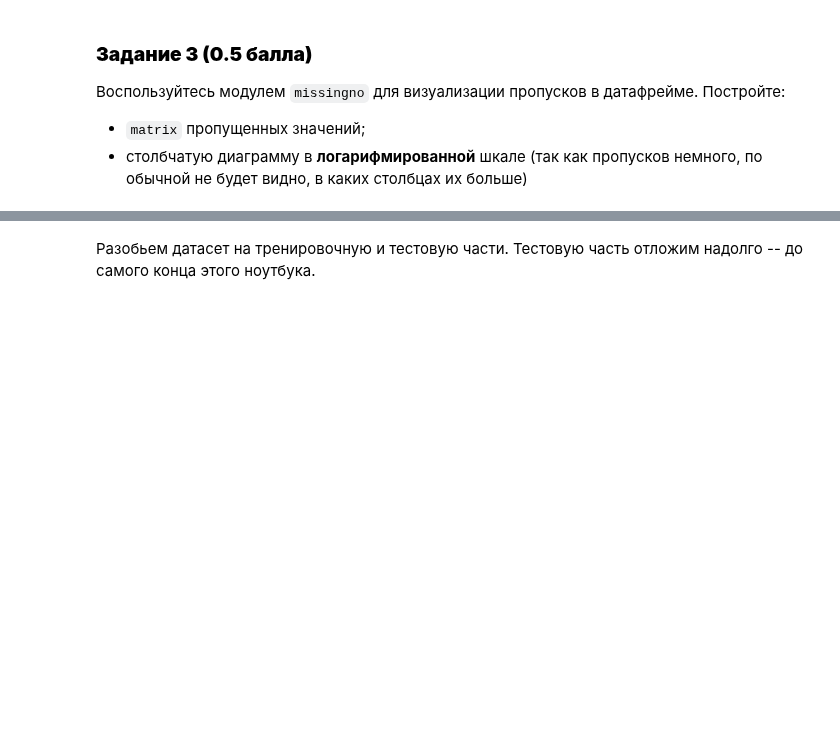
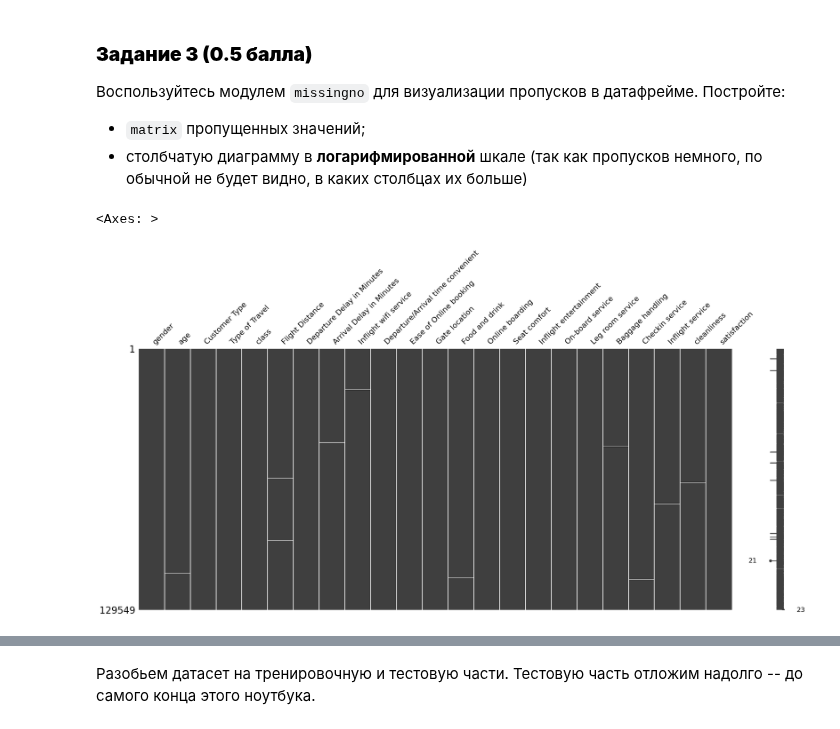
Before and after one commit to vasilyryabtsev/ml-hse-24-25, a Jupyter notebook: HW4_Woden/AI_HW4_woodenML_base.ipynb, the cells around one changed output, grey strips where cells are left out. Cells and saved outputs as stored; diff of their text form; code cells hidden in the pictures; blank space fills up the shorter version.

```diff
--- a/HW4_Woden/AI_HW4_woodenML_base.ipynb
+++ b/HW4_Woden/AI_HW4_woodenML_base.ipynb
@@ -133,0 +132,12 @@
+# %%
+dsn = 'dbname=db_flights user=mlhs_student password=mlhs_student host=rc1b-70q90cunwkzx49mj.mdb.yandexcloud.net port=6432'
+# %%
+with psycopg2.connect(dsn=dsn) as conn:
+    with conn.cursor() as cur:
+        for table in ['clients_bio', 'clients_flight_info', 'clients_marks']:
+            cur.execute(f'''
+            SELECT column_name
+            FROM information_schema.columns
+            WHERE table_schema = 'public' AND table_name = '{table}'
+            ''')
+            print(f'{table} columns: {cur.fetchall()}')
@@ -134,3 +150,18 @@
+# %%
+with psycopg2.connect(dsn=dsn) as conn:
+    with conn.cursor() as cur:
+        cur.execute('''
+        SELECT *
+        FROM clients_bio JOIN clients_flight_info
+        USING(id)
+        JOIN clients_marks
+        USING(id)
+        ''')
+        columns = [x[0] for x in cur.description]
+        data = cur.fetchall()
+        df = pd.DataFrame(data, columns=columns)
+
+df.set_index('id', inplace=True)
 # %%
 assert df.shape == (129_549, 23)
 # %% [markdown]
@@ -141,0 +171,14 @@ assert df.shape == (129_549, 23)
+# %%
+def to_float(df):
+    """
+    Преобразование числовых столбцов во float.
+    """
+    df_copy = df.copy()
+    for column in df_copy.columns:
+        try:
+            df_copy[column] = df_copy[column].astype(float)
+        except ValueError:
+            continue
+    return df_copy
+
+df = to_float(df)
@@ -151,0 +263,5 @@ assert df.shape == (129_549, 23)
+# %%
+missingno.matrix(df)
+# %% [output]
+<Axes: >
+[figure, added]
```
Also changed, not shown: parts of 39 cells of this notebook.
